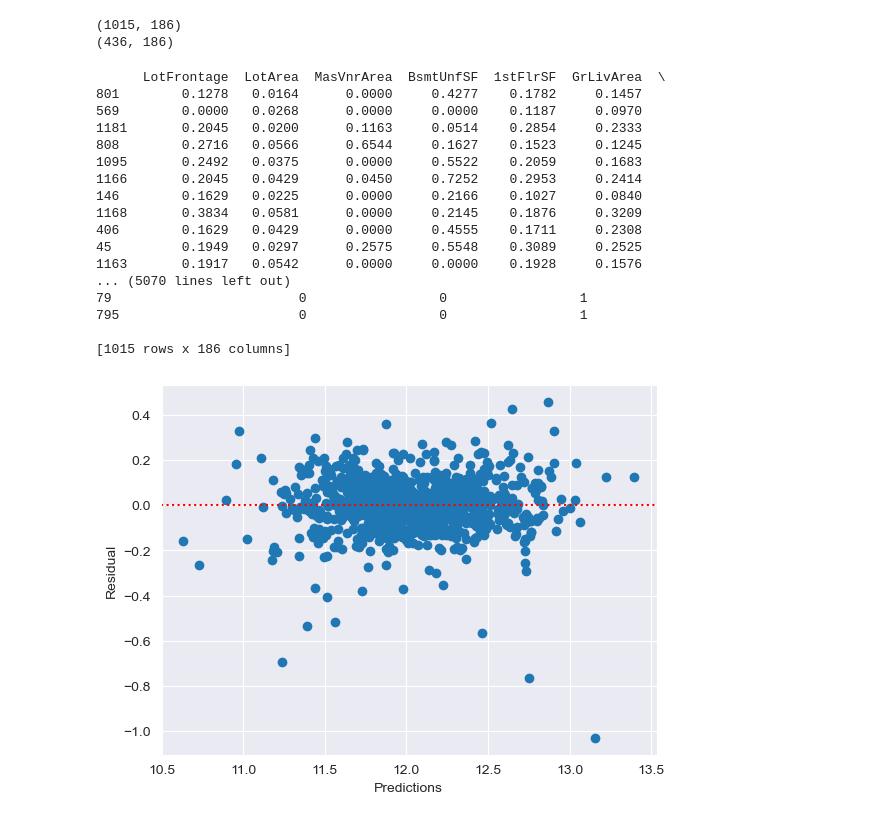
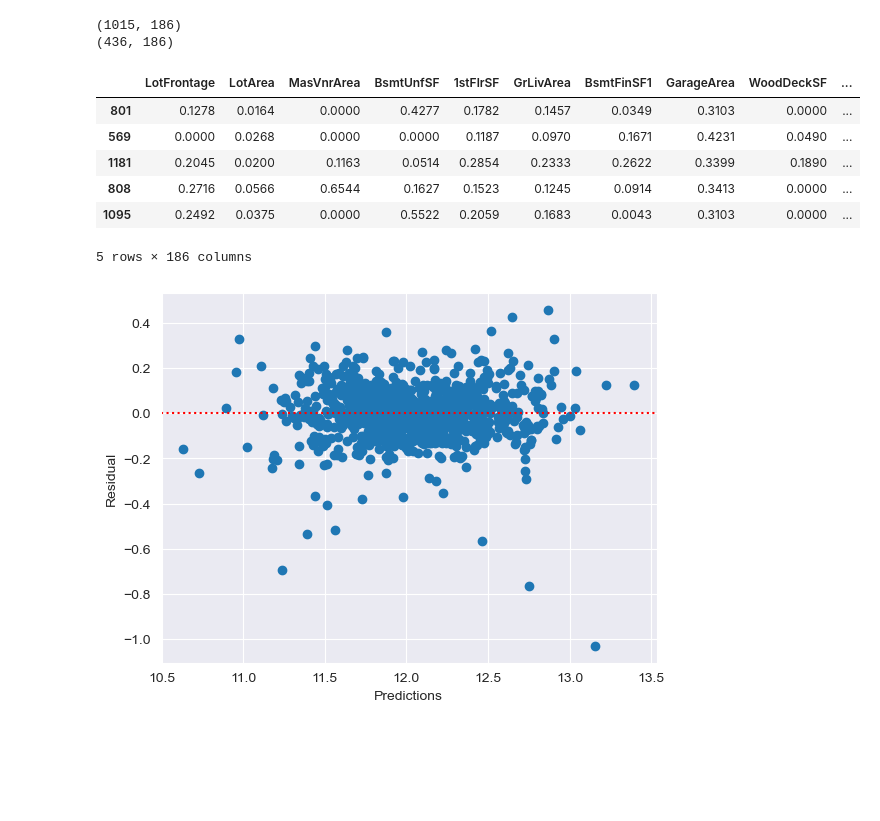
Before and after one commit to jtkSource/surprise-housing, a Jupyter notebook: surprise-housing.ipynb, the cells around one changed output. Drawn from its saved outputs; the diff is of its cells as text; code cells hidden in the pictures; blank space fills up the shorter version.

```diff
--- a/surprise-housing.ipynb
+++ b/surprise-housing.ipynb
@@ -738,26 +737,16 @@ print(X_test.shape)
 # %%
 # Scaling numerical variables to fit the categorical variables
 scaler = MinMaxScaler()
 X_train[numerical_cols+ categorical_ordinal_cols] = scaler.fit_transform(X_train[numerical_cols + categorical_ordinal_cols])
-X_train
+X_train.head()
 # %% [output]
+|  | LotFrontage | LotArea | MasVnrArea | BsmtUnfSF | 1stFlrSF | GrLivArea | BsmtFinSF1 | GarageArea | WoodDeckSF | ... |
+| 801 | 0.1278 | 0.0164 | 0.0000 | 0.4277 | 0.1782 | 0.1457 | 0.0349 | 0.3103 | 0.0000 | ... |
+| 569 | 0.0000 | 0.0268 | 0.0000 | 0.0000 | 0.1187 | 0.0970 | 0.1671 | 0.4231 | 0.0490 | ... |
+| 1181 | 0.2045 | 0.0200 | 0.1163 | 0.0514 | 0.2854 | 0.2333 | 0.2622 | 0.3399 | 0.1890 | ... |
+| 808 | 0.2716 | 0.0566 | 0.6544 | 0.1627 | 0.1523 | 0.1245 | 0.0914 | 0.3413 | 0.0000 | ... |
+| 1095 | 0.2492 | 0.0375 | 0.0000 | 0.5522 | 0.2059 | 0.1683 | 0.0043 | 0.3103 | 0.0000 | ... |
-      LotFrontage  LotArea  MasVnrArea  BsmtUnfSF  1stFlrSF  GrLivArea  \
-801        0.1278   0.0164      0.0000     0.4277    0.1782     0.1457
-569        0.0000   0.0268      0.0000     0.0000    0.1187     0.0970
-1181       0.2045   0.0200      0.1163     0.0514    0.2854     0.2333
-808        0.2716   0.0566      0.6544     0.1627    0.1523     0.1245
-1095       0.2492   0.0375      0.0000     0.5522    0.2059     0.1683
-1166       0.2045   0.0429      0.0450     0.7252    0.2953     0.2414
-146        0.1629   0.0225      0.0000     0.2166    0.1027     0.0840
-1168       0.3834   0.0581      0.0000     0.2145    0.1876     0.3209
-406        0.1629   0.0429      0.0000     0.4555    0.1711     0.2308
-45         0.1949   0.0297      0.2575     0.5548    0.3089     0.2525
-1163       0.1917   0.0542      0.0000     0.0000    0.1928     0.1576
-... (5070 lines left out)
-79                        0                 0                 1
-795                       0                 0                 1
-
-[1015 rows x 186 columns]
+5 rows × 186 columns
 # %%
 
 lm = LinearRegression()
```
Also changed, not shown: parts of 5 cells of this notebook.
